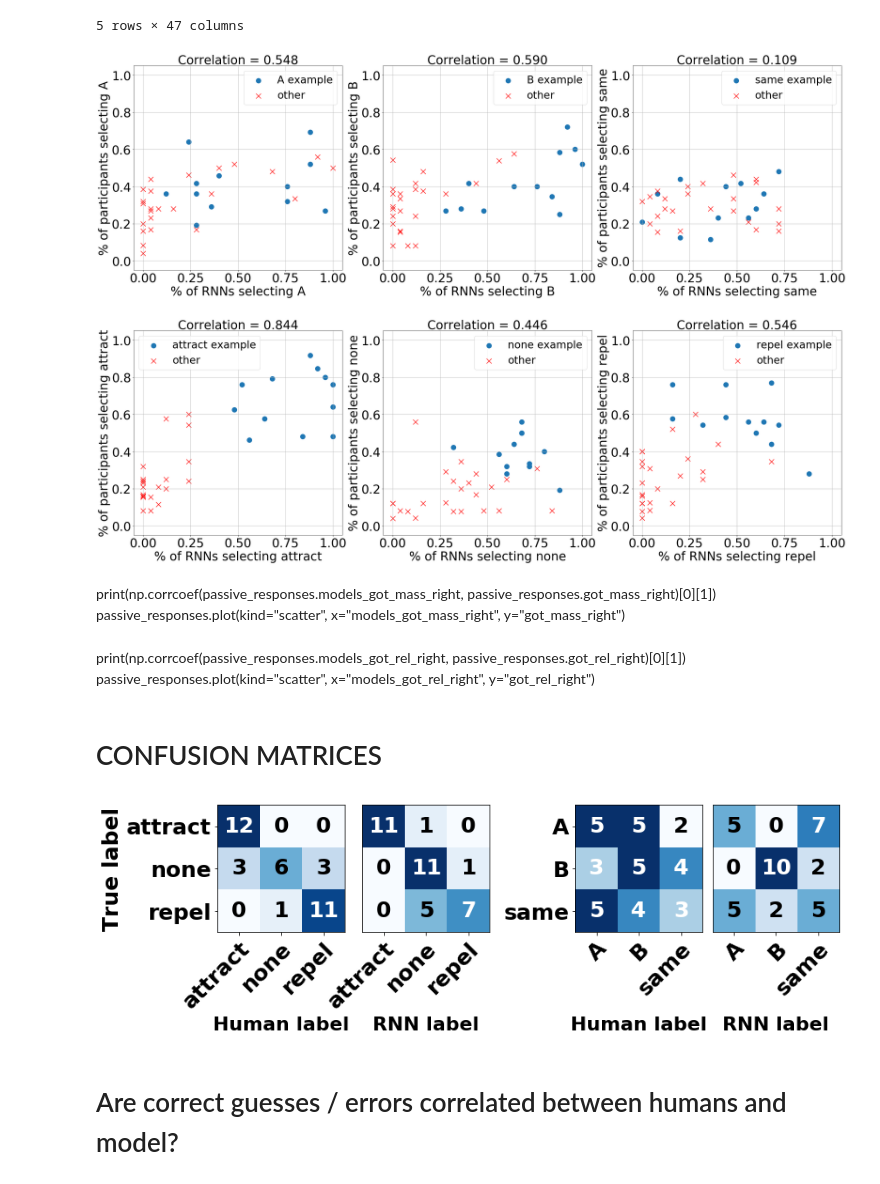
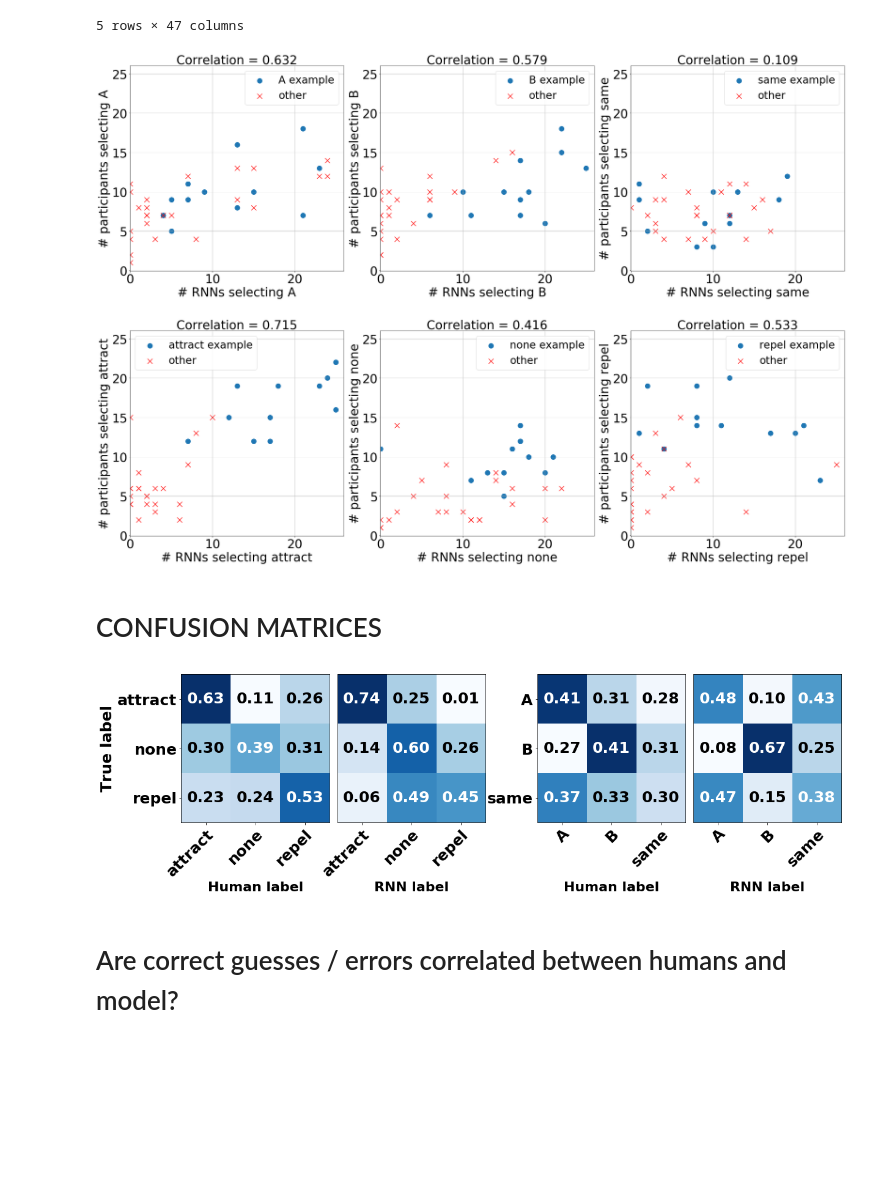
Before and after one commit to iamhectorotero/learning-physical-properties-with-rnns, a Jupyter notebook: cogsci_experiments/09. Comparison between human participants and RNN models.ipynb, the cells around one changed output. Cells and saved outputs as stored; diff of their text form; code cells hidden in the pictures; blank space fills up the shorter version.

Commit message:
Updated plots and notebooks for models trained with JS data

```diff
--- a/cogsci_experiments/09. Comparison between human participants and RNN models.ipynb
+++ b/cogsci_experiments/09. Comparison between human participants and RNN models.ipynb
@@ -37,22 +37,22 @@ cpu
 # %%
 normalise_data = True
-scaler_path = "scalers/passive_dual_scaler.sk"
+scaler_path = "scalers_js/passive_dual_scaler.sk"
 network_dims = (len(BASIC_TRAINING_COLS), 25, 3, 0.5)
 dataset_path = "../new_exp_data/exp7_passive.h5"
 class_columns = [list(MASS_CLASS_COLS), list(FORCE_CLASS_COLS)]
 multiclass = True
 seq_end = 2700
 step_size = 3
+N_MODELS = 25
 
 
 def get_question_accuracy_for_group_of_models(question_type):
-    model_paths = tqdm(sorted(glob.glob("models/train_25_mb/best_"+question_type+"_model_seed_*.pt")))
+    model_paths = tqdm(sorted(glob.glob("models/train_25_mb_with_js_data/best_"+question_type+"_model_seed_*.pt")))
 
     accuracies, predicted = evaluate_saved_model(model_paths, network_dims, dataset_path,
                                                  training_columns=BASIC_TRAINING_COLS, class_columns=class_columns,
                                                  step_size=step_size, seq_end=seq_end, scaler_path=scaler_path,
                                                  arch=MultiBranchModel, multiclass=multiclass, trials=None)
-
 
     if question_type == "mass":
         question_index = 0
@@ -92,7 +92,7 @@ answers = []
 for question_i in range(group_mass_prediction.shape[1]):
 
     mass_predictions = list(group_mass_prediction[:, question_i])
-    question_mass_answers = [(key, mass_predictions.count(key) / 25) for key in range(3)]
+    question_mass_answers = [(key, mass_predictions.count(key)) for key in range(3)]
     question_mass_counts = [x[1] for x in question_mass_answers]
 
     sorted_mass_answers = sorted(question_mass_answers, key=lambda x: x[1], reverse=True)
@@ -100,7 +100,7 @@ for question_i in range(group_mass_prediction.shape[1]):
     question_mass_answers = np.concatenate((sorted_mass_answers, question_mass_counts))
 
     force_predictions = list(group_force_prediction[:, question_i])
-    question_force_answers = [(key, force_predictions.count(key) / 25) for key in range(3)]
+    question_force_answers = [(key, force_predictions.count(key)) for key in range(3)]
     question_force_counts = [x[1] for x in question_force_answers]
 
     sorted_force_answers = sorted(question_force_answers, key=lambda x: x[1], reverse=True)
@@ -196,9 +194,9 @@ for name, df in responses.groupby(["cond_worldvar", "world_id", "true_mass", "tr
             got_it_right = value_counts[i]
 
     response.append(got_it_right / value_counts.sum())
-    response.append(value_counts["attract"] / value_counts.sum())
-    response.append(value_counts["none"] / value_counts.sum())
-    response.append(value_counts["repel"] / value_counts.sum())
+    response.append(value_counts["attract"])
+    response.append(value_counts["none"])
+    response.append(value_counts["repel"])
 
     value_counts = df.resp_mass.value_counts().sort_index().sort_values(ascending=False)
 
@@ -209,9 +207,9 @@ for name, df in responses.groupby(["cond_worldvar", "world_id", "true_mass", "tr
             got_it_right = value_counts[i]
 
     response.append(got_it_right / value_counts.sum())
-    response.append(value_counts["A"] / value_counts.sum())
-    response.append(value_counts["B"] / value_counts.sum())
-    response.append(value_counts["same"] / value_counts.sum())
+    response.append(value_counts["A"])
+    response.append(value_counts["B"])
+    response.append(value_counts["same"])
 
     passive_responses.append(response)
 # %%
@@ -260,8 +258,8 @@ for i, answer in enumerate(passive_responses.true_rel):
         models_that_got_rel_question_right.append(passive_responses.models_third_rel_count.iloc[i])
 
 
-passive_responses["models_got_mass_right"] = np.array(models_that_got_mass_question_right)
-passive_responses["models_got_rel_right"] = np.array(models_that_got_rel_question_right)
+passive_responses["models_got_mass_right"] = np.array(models_that_got_mass_question_right) / N_MODELS
+passive_responses["models_got_rel_right"] = np.array(models_that_got_rel_question_right) / N_MODELS
 # %%
 passive_responses.columns
 # %% [output]
@@ -527,7 +546,7 @@ def plot_correlation(class_columns, true_class):
     c = ["r", "y", "b"]
 
     for i, cl in enumerate(class_columns):
-        corr_coef = np.corrcoef(passive_responses["humans_chose_"+cl], passive_responses["models_chose_"+cl])[0][1]
+        corr_coef, _ = spearmanr(passive_responses["humans_chose_"+cl], passive_responses["models_chose_"+cl])
         is_example_correct = (passive_responses[true_class] == cl)
 
         passive_responses[is_example_correct].plot(kind="scatter", x="models_chose_"+cl, y="humans_chose_"+cl,
@@ -536,11 +555,11 @@ def plot_correlation(class_columns, true_class):
                                                     marker="x", ax=axes[i], label="other", s=200)
 
         axes[i].set_title("Correlation = %.3f" % corr_coef, fontsize=35)
-        axes[i].set_xlabel("% of RNNs selecting "+cl, fontsize=35)
-        axes[i].set_ylabel("% of participants selecting "+cl, fontsize=35)
+        axes[i].set_xlabel("# RNNs selecting "+cl, fontsize=35)
+        axes[i].set_ylabel("# participants selecting "+cl, fontsize=35)
         axes[i].legend(fontsize=30)
-        axes[i].set_xlim((-0.05, 1.05))
-        axes[i].set_ylim((-0.05, 1.05))
+        axes[i].set_xlim((-0.05, 26))
+        axes[i].set_ylim((-0.05, 26))
         axes[i].tick_params(axis='both', which='major', labelsize=35)
         axes[i].grid()
 
@@ -551,13 +570,7 @@ def plot_correlation(class_columns, true_class):
 plot_correlation(MASS_CLASS_COLS, "true_mass")
 plot_correlation(FORCE_CLASS_COLS, "true_rel")
 # %% [output]
-[figure, old version]
+[figure, new version]
-[figure, old version]
+[figure, new version]
-# %% [markdown]
-print(np.corrcoef(passive_responses.models_got_mass_right, passive_responses.got_mass_right)[0][1])
-passive_responses.plot(kind="scatter", x="models_got_mass_right", y="got_mass_right")
-# %% [markdown]
-print(np.corrcoef(passive_responses.models_got_rel_right, passive_responses.got_rel_right)[0][1])
-passive_responses.plot(kind="scatter", x="models_got_rel_right", y="got_rel_right")
 # %% [markdown]
 # CONFUSION MATRICES
@@ -564,55 +605,55 @@ passive_responses.plot(kind="scatter", x="models_got_rel_right", y="got_rel_righ
 # %%
-fig, axis = plt.subplots(1, 4, figsize=(12, 6))
+fig, axis = plt.subplots(1, 4, figsize=(20, 9))
 
-ax = plot_confusion_matrix(passive_responses.true_rel, passive_responses.humans_first_resp_rel, FORCE_CLASS_COLS, ax=axis[0])
+
+ax = plot_confusion_matrix(force_solutions, human_force_answers, MASS_CLASS_COLS, ax=axis[0], normalize=True)
 ax.set_xlabel("Human label", fontsize=22, fontweight='bold')
 ax.set_ylabel("True label", fontsize=25, fontweight='bold')
 ax.tick_params(axis="both", labelsize=25)
 ax.set_xticklabels(FORCE_CLASS_COLS, fontweight='bold')
 ax.set_yticklabels(FORCE_CLASS_COLS, fontweight='bold')
 
-ax = plot_confusion_matrix(passive_responses.true_rel, passive_responses.models_first_rel_resp, FORCE_CLASS_COLS, ax=axis[1])
+ax = plot_confusion_matrix(force_solutions, model_force_answers, FORCE_CLASS_COLS, ax=axis[1], normalize=True)
 ax.set_ylabel("", fontsize=25)
 ax.set_xlabel("RNN label", fontsize=22, fontweight='bold')
 ax.tick_params(axis="both", labelsize=25)
 ax.set_xticklabels(FORCE_CLASS_COLS, fontweight='bold')
 ax.set_yticks([])
 # ax.set_yticklabels(FORCE_CLASS_COLS, fontweight='bold')
-offset = -0.01
+offset = -0.025
 bbox = ax.get_position()
 ax.set_position([bbox.x0 + offset, bbox.y0, bbox.x1-bbox.x0, bbox.y1 - bbox.y0])
 
-ax = plot_confusion_matrix(passive_responses.true_mass, passive_responses.humans_first_resp_mass, MASS_CLASS_COLS, ax=axis[2])
+ax = plot_confusion_matrix(mass_solutions, human_mass_answers, MASS_CLASS_COLS, ax=axis[2], normalize=True)
 ax.set_ylabel("", fontsize=25)
 ax.set_xlabel("Human label", fontsize=22, fontweight='bold')
 ax.tick_params(axis="both", labelsize=25)
 ax.set_xticklabels(MASS_CLASS_COLS, fontweight='bold')
 ax.set_yticklabels(MASS_CLASS_COLS, fontweight='bold')
 
-offset = 0.07
+offset = 0.00
 bbox = ax.get_position()
 ax.set_position([bbox.x0 + offset, bbox.y0, bbox.x1-bbox.x0, bbox.y1 - bbox.y0])
 
-ax = plot_confusion_matrix(passive_responses.true_mass, passive_responses.models_first_mass_resp, MASS_CLASS_COLS, ax=axis[3])
+ax = plot_confusion_matrix(mass_solutions, model_mass_answers, MASS_CLASS_COLS, ax=axis[3], normalize=True)
 ax.set_ylabel("", fontsize=25)
 ax.set_xlabel("RNN label", fontsize=22, fontweight='bold')
 ax.tick_params(axis="both", labelsize=25)
 ax.set_xticklabels(MASS_CLASS_COLS, fontweight='bold')
 ax.set_yticks([])
 # ax.set_yticklabels(MASS_CLASS_COLS, fontweight='bold')
-
-offset = 0.05
+offset = -0.025
 bbox = ax.get_position()
 ax.set_position([bbox.x0 + offset, bbox.y0, bbox.x1-bbox.x0, bbox.y1 - bbox.y0])
 
 
 f = ax.get_figure()
 # f.subplots_adjust(wspace = 0.2)
 f.align_labels()
 f.savefig("cogsci_images/confusion_matrices.pdf", bbox_inches="tight")
 f.savefig("cogsci_images/confusion_matrices.jpg", bbox_inches="tight")
 # %% [output]
-[figure, old version]
+[figure, new version]
 # %% [markdown]
 # Are correct guesses / errors correlated between humans and model?
 # %%
```
Also changed, not shown: parts of 32 cells of this notebook, 4 other files.
